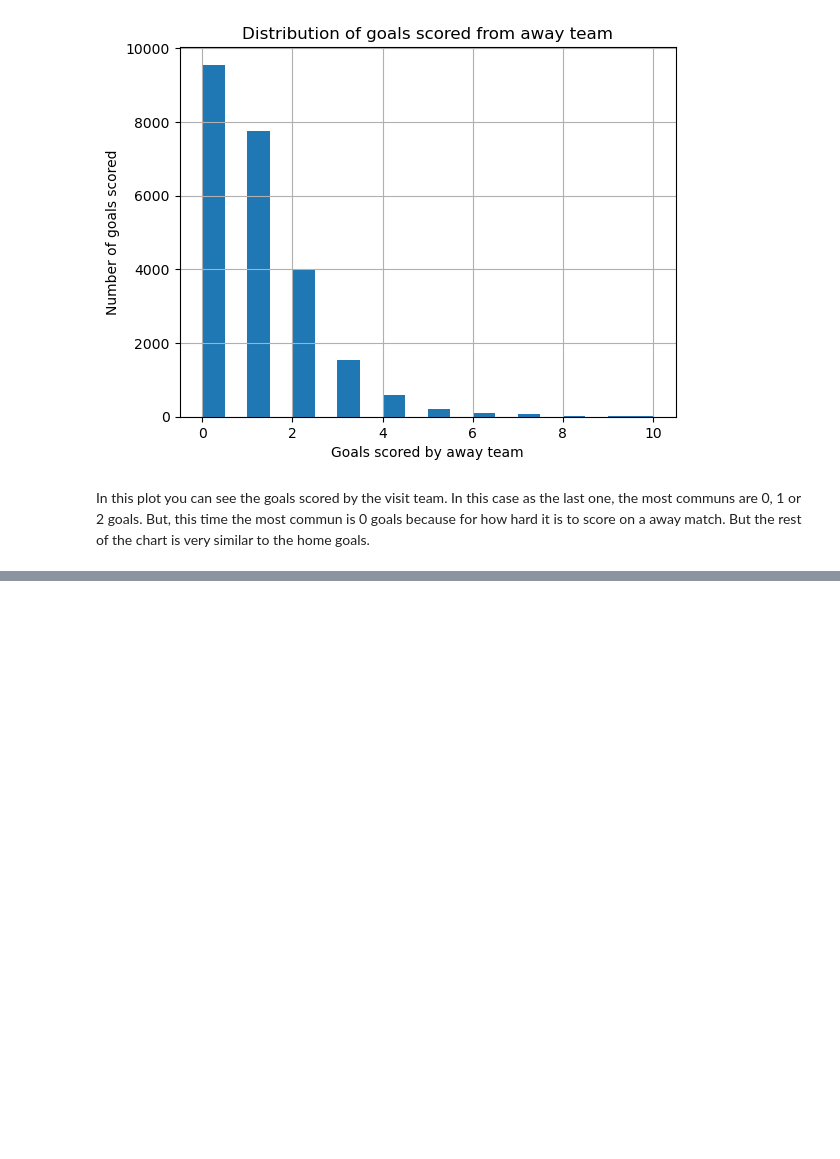
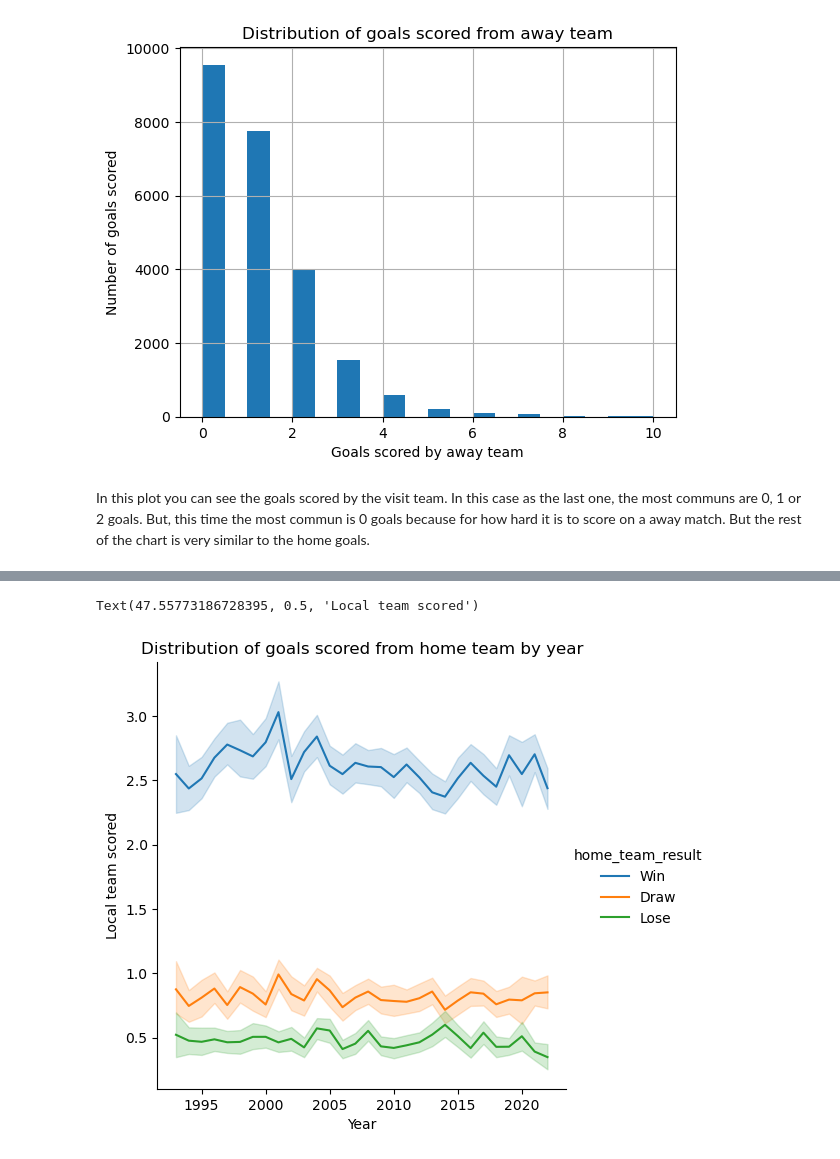
Before and after one commit to Jesusgsc29/International-Soccer-Matches, a Jupyter notebook: DataScienceProject.ipynb, the cells around one changed output, grey strips where cells are left out. Cells and saved outputs as stored; diff of their text form; code cells hidden in the pictures; blank space fills up the shorter version.

```diff
--- a/DataScienceProject.ipynb
+++ b/DataScienceProject.ipynb
@@ -74,0 +77,5 @@ In this plot you can see the goals scored by the visit team. In this case as the
+# %%
+soccer_match["date"] = pd.to_datetime(soccer_match["date"])
+# %%
+soccer_match["year"] = soccer_match["date"].dt.year
+soccer_match.head()
@@ -74,0 +89,8 @@ In this plot you can see the goals scored by the visit team. In this case as the
+# %%
+sns.relplot(x = "year", y = "home_team_score", hue = "home_team_result",kind = "line", data = soccer_match)
+plt.title("Distribution of goals scored from home team by year")
+plt.xlabel("Year")
+plt.ylabel("Local team scored")
+# %% [output]
+Text(47.55773186728395, 0.5, 'Local team scored')
+[figure, added]
```
Also changed, not shown: parts of 8 cells of this notebook.
